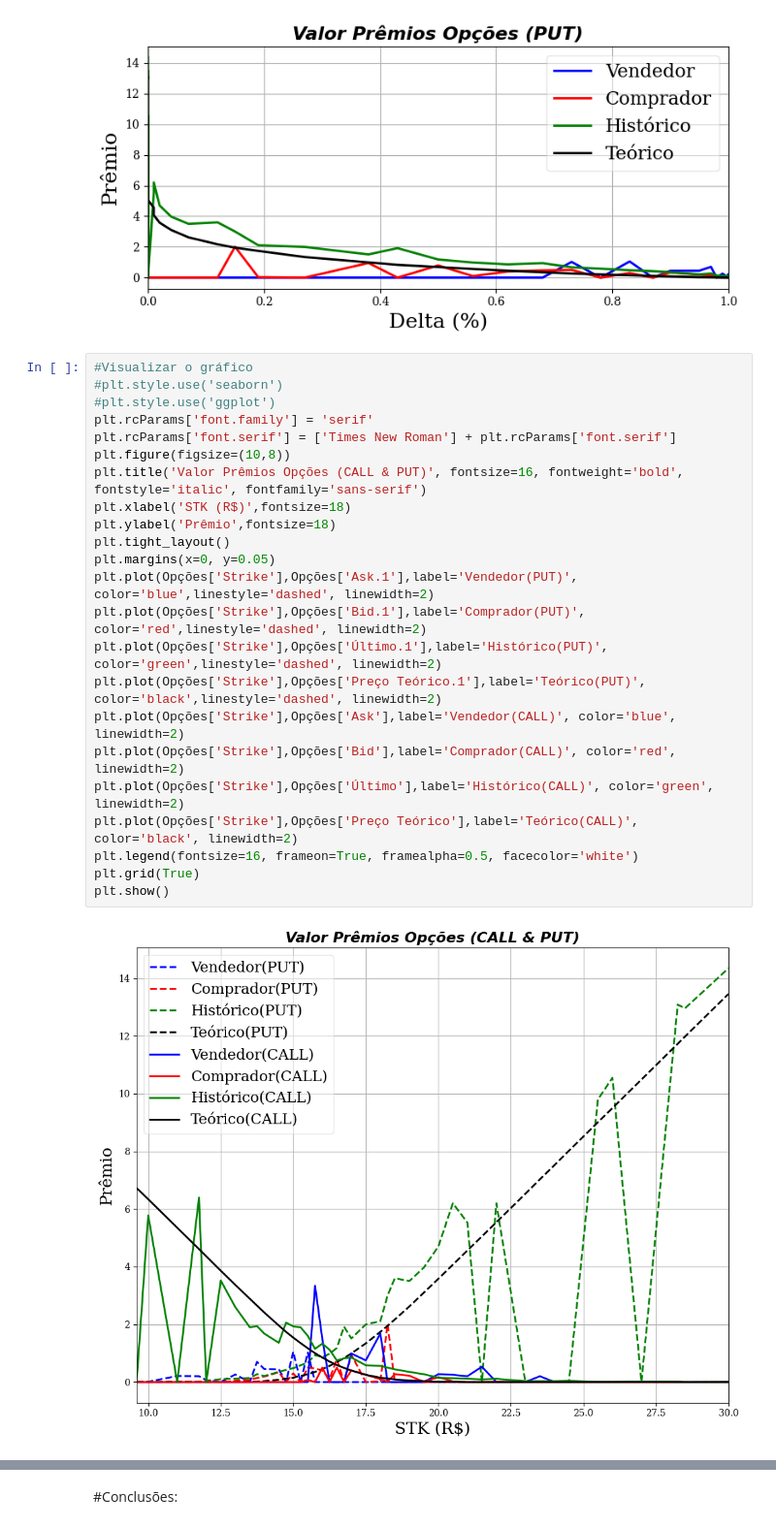
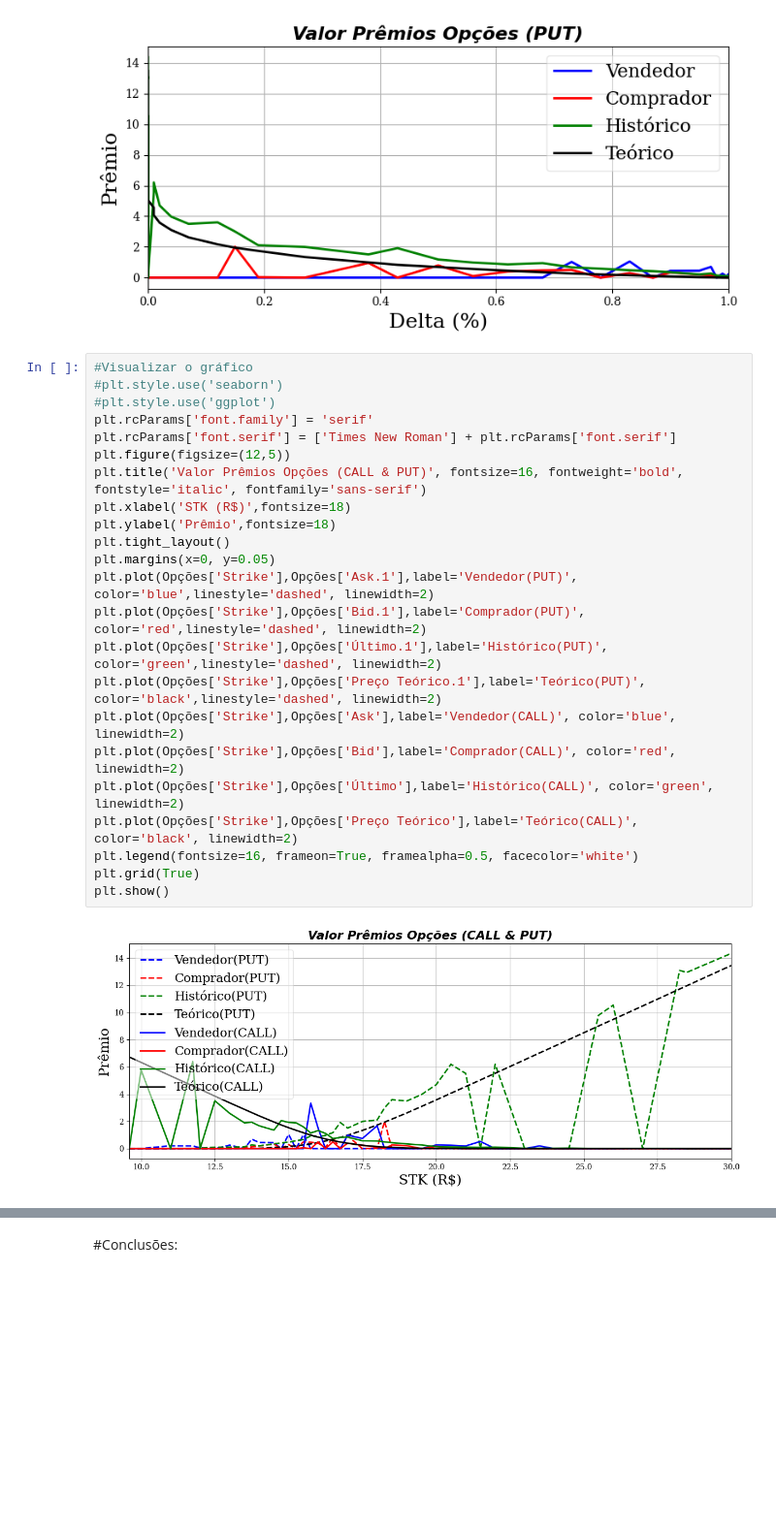
Before and after one commit to facklen/python_para_investimentos, a Jupyter notebook: Análise_Opção_NTCO3.ipynb, the cells around one changed output, grey strips where cells are left out. Shown at 97% size. Drawn from its saved outputs; the diff is of its cells as text; blank space fills up the shorter version.

```diff
--- a/Análise_Opção_NTCO3.ipynb
+++ b/Análise_Opção_NTCO3.ipynb
@@ -231,28 +231,28 @@ plt.show()
 # %%
 #Visualizar o gráfico
 #plt.style.use('seaborn')
 #plt.style.use('ggplot')
 plt.rcParams['font.family'] = 'serif'
 plt.rcParams['font.serif'] = ['Times New Roman'] + plt.rcParams['font.serif']
-plt.figure(figsize=(10,8))
+plt.figure(figsize=(12,5))
 plt.title('Valor Prêmios Opções (CALL & PUT)', fontsize=16, fontweight='bold', fontstyle='italic', fontfamily='sans-serif')
 plt.xlabel('STK (R$)',fontsize=18)
 plt.ylabel('Prêmio',fontsize=18)
 plt.tight_layout()
 plt.margins(x=0, y=0.05)
 plt.plot(Opções['Strike'],Opções['Ask.1'],label='Vendedor(PUT)', color='blue',linestyle='dashed', linewidth=2)
 plt.plot(Opções['Strike'],Opções['Bid.1'],label='Comprador(PUT)', color='red',linestyle='dashed', linewidth=2)
 plt.plot(Opções['Strike'],Opções['Último.1'],label='Histórico(PUT)', color='green',linestyle='dashed', linewidth=2)
 plt.plot(Opções['Strike'],Opções['Preço Teórico.1'],label='Teórico(PUT)', color='black',linestyle='dashed', linewidth=2)
 plt.plot(Opções['Strike'],Opções['Ask'],label='Vendedor(CALL)', color='blue', linewidth=2)
 plt.plot(Opções['Strike'],Opções['Bid'],label='Comprador(CALL)', color='red', linewidth=2)
 plt.plot(Opções['Strike'],Opções['Último'],label='Histórico(CALL)', color='green', linewidth=2)
 plt.plot(Opções['Strike'],Opções['Preço Teórico'],label='Teórico(CALL)', color='black', linewidth=2)
 plt.legend(fontsize=16, frameon=True, framealpha=0.5, facecolor='white')
 plt.grid(True)
 plt.show()
 # %% [output]
-[figure, old version]
+[figure, new version]
 # %%
 #Visualizar o gráfico
 #plt.style.use('seaborn')
```
Also changed, not shown: parts of 11 cells of this notebook.
